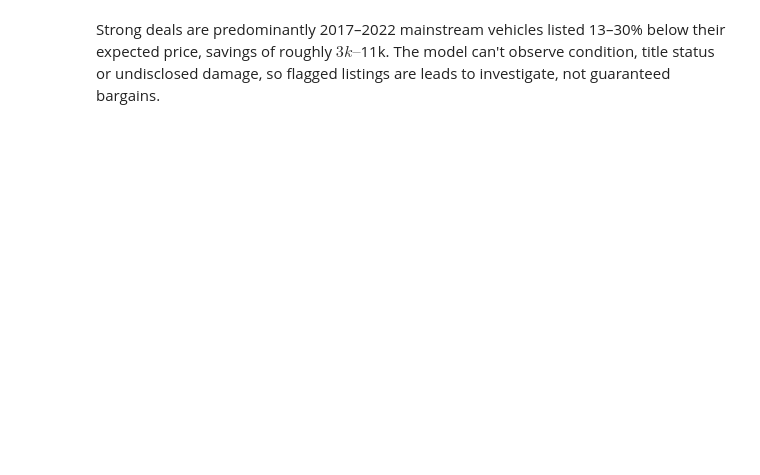
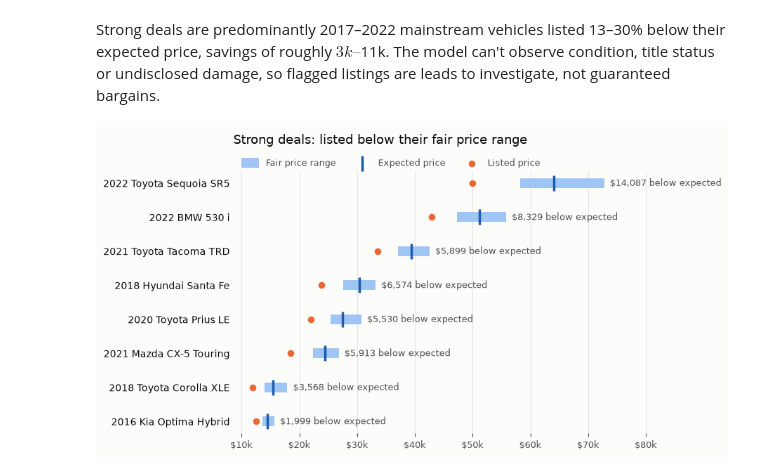
Before and after one commit to MichaelMancini9/used-car-deal-detector, a Jupyter notebook: notebooks/06_deals.ipynb, the cells around one changed output. Cells and saved outputs as stored; diff of their text form; code cells hidden in the pictures; blank space fills up the shorter version.

Commit message:
Add Strong deals chart to README

```diff
--- a/notebooks/06_deals.ipynb
+++ b/notebooks/06_deals.ipynb
@@ -303,3 +303,51 @@ strong.sample(15, random_state=42)[show].round(2)
 | 727484 | Volkswagen | Taos 1.5T SE | 2022 | 6756.0 | 25495.0 | 27180.76 | 28875.45 | 30244.77 | 3380.45 | 0.55 | ... |
 # %% [markdown]
 Strong deals are predominantly 2017–2022 mainstream vehicles listed 13–30% below their expected price, savings of roughly $3k–$11k. The model can't observe condition, title status or undisclosed damage, so flagged listings are leads to investigate, not guaranteed bargains.
+# %%
+import os
+import matplotlib.pyplot as plt
+import matplotlib.ticker as mtick
+
+os.makedirs("../images", exist_ok=True)
+
+ex = strong.sample(8, random_state=42).sort_values("pred_mid")
+labels = [f"{r.year} {r.manufacturer} {' '.join(str(r.model).split()[:2])}" for r in ex.itertuples()]
+y = range(len(ex))
+
+fig, ax = plt.subplots(figsize=(9, 4.8))
+fig.patch.set_facecolor("#fcfcfb")
+ax.set_facecolor("#fcfcfb")
+
+ax.hlines(y, ex["pred_low"], ex["pred_high"], color="#9ec5f4", lw=10,
+          capstyle="butt", label="Fair price range")
+ax.scatter(ex["pred_mid"], y, marker="|", s=260, linewidths=2.5,
+           color="#1c5cab", zorder=3, label="Expected price")
+ax.scatter(ex["price"], y, s=80, color="#eb6834", edgecolor="#fcfcfb",
+           linewidths=2, zorder=4, label="Listed price")
+
+for i, r in enumerate(ex.itertuples()):
+    ax.text(r.pred_high + 1000, i, f"${r.savings:,.0f} below expected", ha="left",
+            va="center", fontsize=9, color="#52514e")
+
+ax.set_xlim(left=ex["price"].min() * 0.9, right=ex["pred_high"].max() * 1.15)
+
+ax.set_yticks(list(y), labels, fontsize=10, color="#0b0b0b")
+ax.xaxis.set_major_formatter(mtick.FuncFormatter(lambda v, _: f"${v/1000:,.0f}k"))
+ax.set_xlim(left=ex["price"].min() * 0.72)
+ax.tick_params(axis="x", colors="#52514e", labelsize=9)
+ax.tick_params(axis="y", length=0)
+ax.grid(axis="x", color="#e6e5e1", linewidth=0.8)
+ax.set_axisbelow(True)
+for s in ax.spines.values():
+    s.set_visible(False)
+
+ax.set_title("Strong deals: listed below their fair price range",
+             loc="left", fontsize=13, color="#0b0b0b", pad=28)
+ax.legend(loc="upper left", bbox_to_anchor=(0, 1.08), ncol=3, frameon=False,
+          fontsize=9, labelcolor="#52514e")
+
+plt.tight_layout()
+plt.savefig("../images/strong_deals.png", dpi=160, bbox_inches="tight")
+plt.show()
+# %% [output]
+[figure, added]
```
Also changed, not shown: 2 other files.
